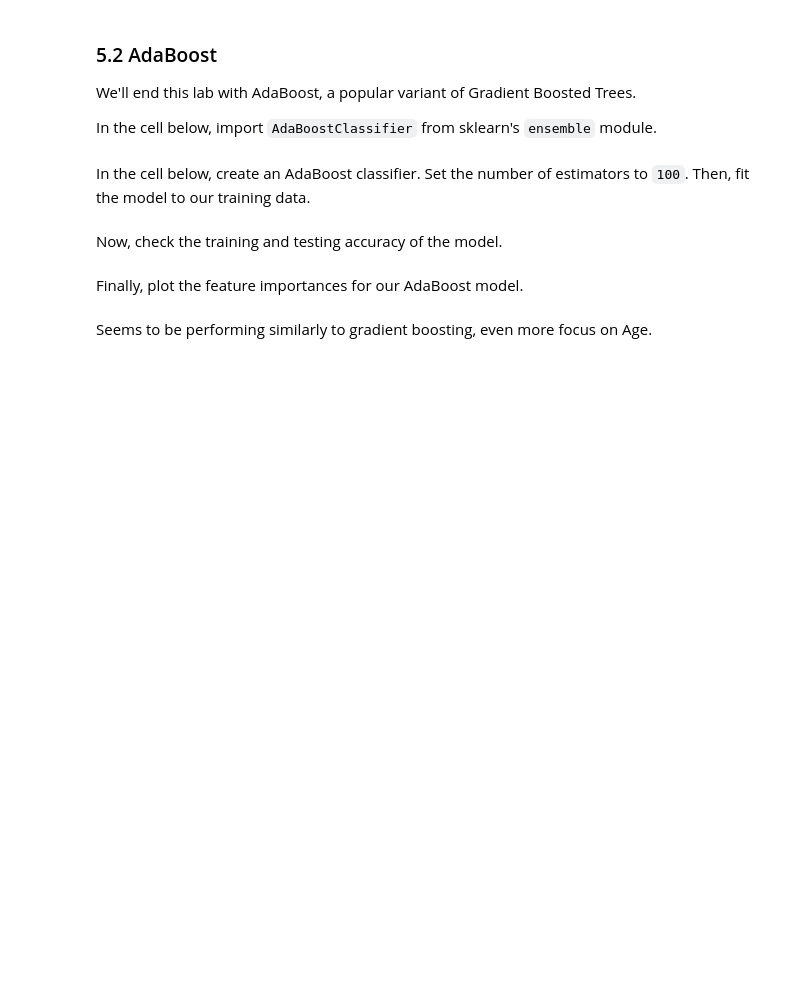
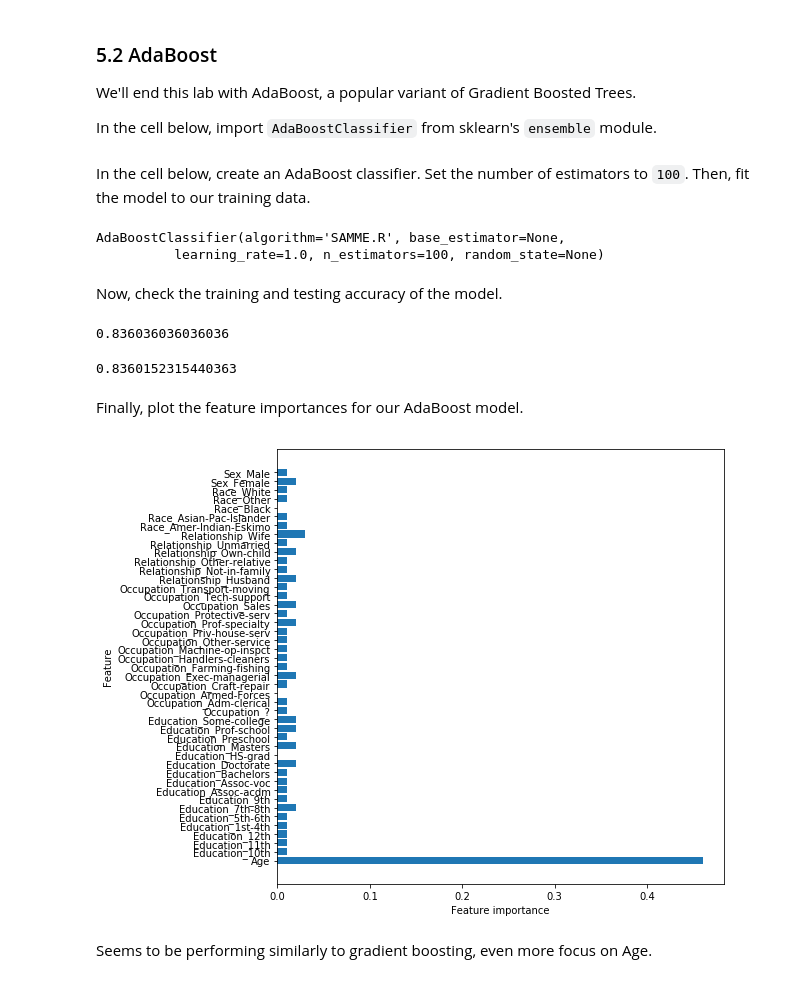
Before and after one commit to slieb74/ensemble-tree-methods-lab-nyc-career-ds-062518, a Jupyter notebook: index.ipynb, the cells around one changed output. Drawn from its saved outputs; the diff is of its cells as text; code cells hidden in the pictures; blank space fills up the shorter version.

```diff
--- a/index.ipynb
+++ b/index.ipynb
@@ -324,7 +370,25 @@ adaboost = None
+# %%
+adaboost = AdaBoostClassifier(n_estimators=100)
+adaboost.fit(data_train,target_train)
+# %% [output]
+AdaBoostClassifier(algorithm='SAMME.R', base_estimator=None,
+          learning_rate=1.0, n_estimators=100, random_state=None)
 # %% [markdown]
 Now, check the training and testing accuracy of the model.
+# %%
+adaboost.score(data_train,target_train)
+# %% [output]
+0.836036036036036
+# %%
+adaboost.score(data_test,target_test)
+# %% [output]
+0.8360152315440363
 # %% [markdown]
 Finally, plot the feature importances for our AdaBoost model.
+# %%
+plot_feature_importances(adaboost)
+# %% [output]
+[figure, added]
 # %% [markdown]
 Seems to be performing similarly to gradient boosting, even more focus on Age.
 # %% [markdown]
```
Also changed, not shown: parts of 13 cells of this notebook.
